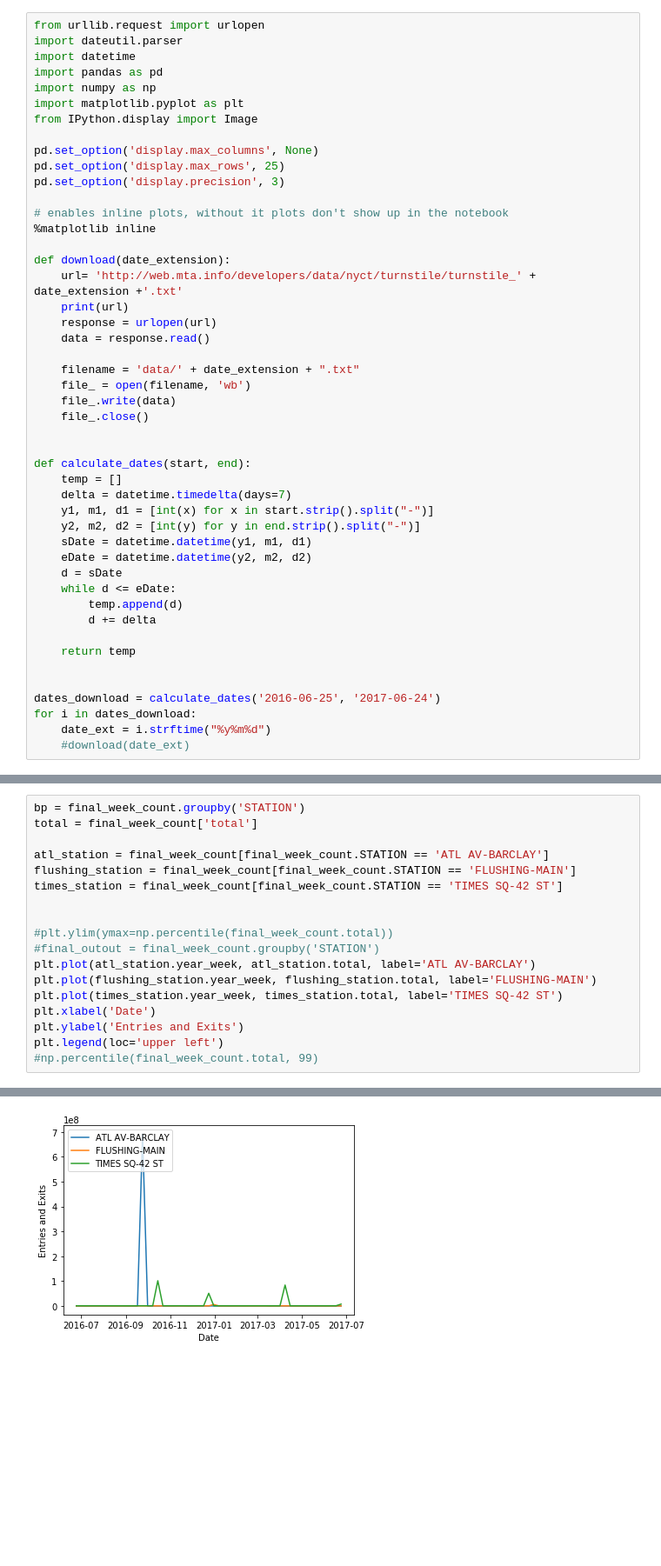
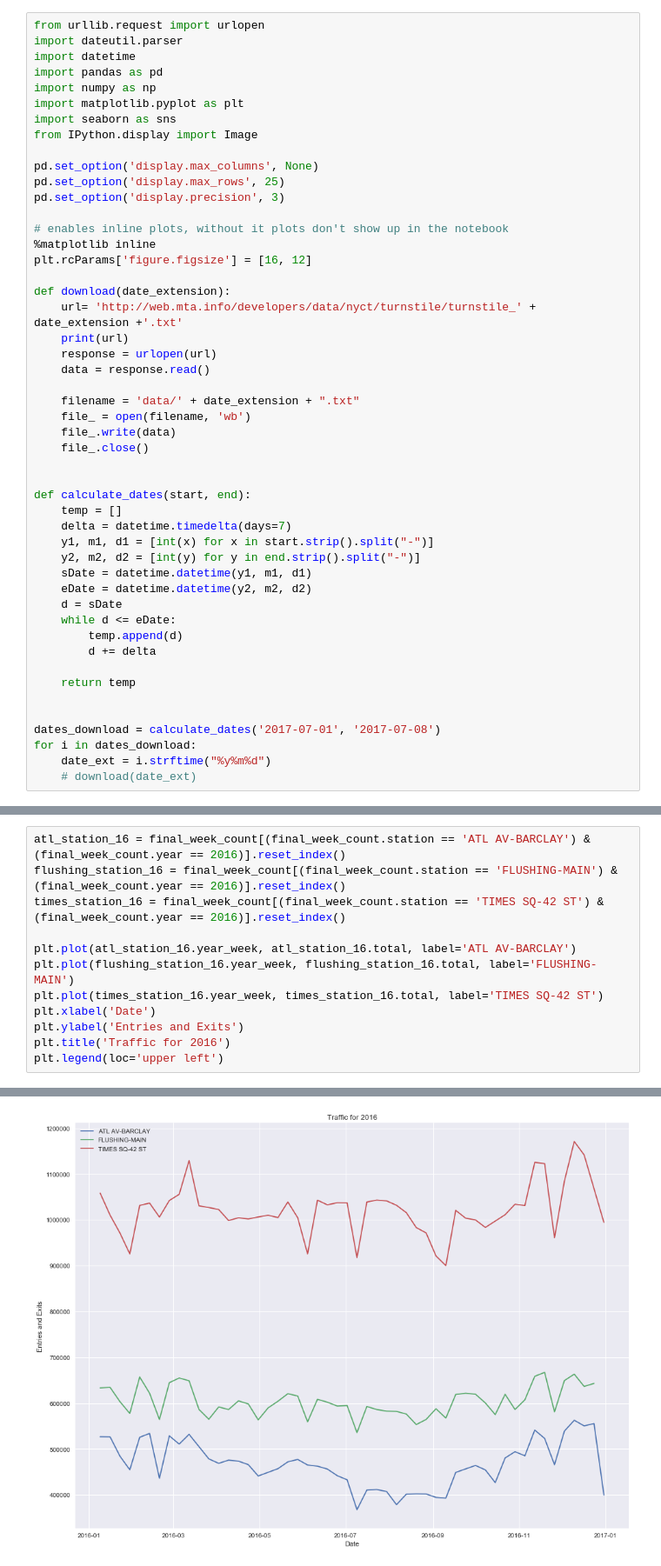
Before and after one commit to ameerbajwa/Benson, a Jupyter notebook: Final analysis.ipynb, the cells around one changed output, grey strips where cells are left out. Shown at 87% size. Saved outputs shown, nothing was run; the diff lists cells and outputs as text; blank space fills up the shorter version.

Commit message:
plot stations by year

```diff
--- a/Final analysis.ipynb
+++ b/Final analysis.ipynb
@@ -5,6 +5,7 @@ import datetime
 import pandas as pd
 import numpy as np
 import matplotlib.pyplot as plt
+import seaborn as sns
 from IPython.display import Image
 
 pd.set_option('display.max_columns', None)
@@ -13,6 +14,7 @@ pd.set_option('display.precision', 3)
 
 # enables inline plots, without it plots don't show up in the notebook
 %matplotlib inline
+plt.rcParams['figure.figsize'] = [16, 12]
 
 def download(date_extension):
     url= 'http://web.mta.info/developers/data/nyct/turnstile/turnstile_' + date_extension +'.txt'
@@ -41,10 +43,10 @@ def calculate_dates(start, end):
     return temp
 
 
-dates_download = calculate_dates('2016-06-25', '2017-06-24')
+dates_download = calculate_dates('2017-07-01', '2017-07-08')
 for i in dates_download:
     date_ext = i.strftime("%y%m%d")
-    #download(date_ext)
+    # download(date_ext)
 # %%
 def calculate_total_week(date, cumulative_df):
 
@@ -108,22 +141,16 @@ final_week_count.to_csv(r'final_results.txt', header=True, sep=',')
 # %%
-bp = final_week_count.groupby('STATION')
-total = final_week_count['total']
+atl_station_16 = final_week_count[(final_week_count.station == 'ATL AV-BARCLAY') & (final_week_count.year == 2016)].reset_index()
+flushing_station_16 = final_week_count[(final_week_count.station == 'FLUSHING-MAIN') & (final_week_count.year == 2016)].reset_index()
+times_station_16 = final_week_count[(final_week_count.station == 'TIMES SQ-42 ST') & (final_week_count.year == 2016)].reset_index()
 
-atl_station = final_week_count[final_week_count.STATION == 'ATL AV-BARCLAY']
-flushing_station = final_week_count[final_week_count.STATION == 'FLUSHING-MAIN']
-times_station = final_week_count[final_week_count.STATION == 'TIMES SQ-42 ST']
-
-
-#plt.ylim(ymax=np.percentile(final_week_count.total))
-#final_outout = final_week_count.groupby('STATION')
-plt.plot(atl_station.year_week, atl_station.total, label='ATL AV-BARCLAY')
-plt.plot(flushing_station.year_week, flushing_station.total, label='FLUSHING-MAIN')
-plt.plot(times_station.year_week, times_station.total, label='TIMES SQ-42 ST')
+plt.plot(atl_station_16.year_week, atl_station_16.total, label='ATL AV-BARCLAY')
+plt.plot(flushing_station_16.year_week, flushing_station_16.total, label='FLUSHING-MAIN')
+plt.plot(times_station_16.year_week, times_station_16.total, label='TIMES SQ-42 ST')
 plt.xlabel('Date')
 plt.ylabel('Entries and Exits')
+plt.title('Traffic for 2016')
 plt.legend(loc='upper left')
-#np.percentile(final_week_count.total, 99)
 # %% [output]
 <matplotlib.legend.Legend at 0x...>
-[figure, old version]
+[figure, new version]
 # %%
```
Also changed, not shown: parts of 13 cells of this notebook.
